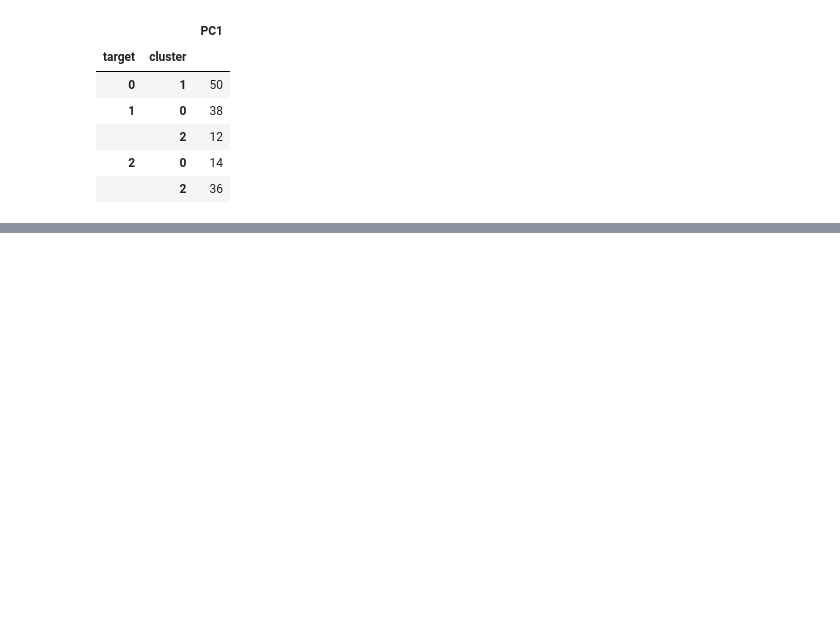
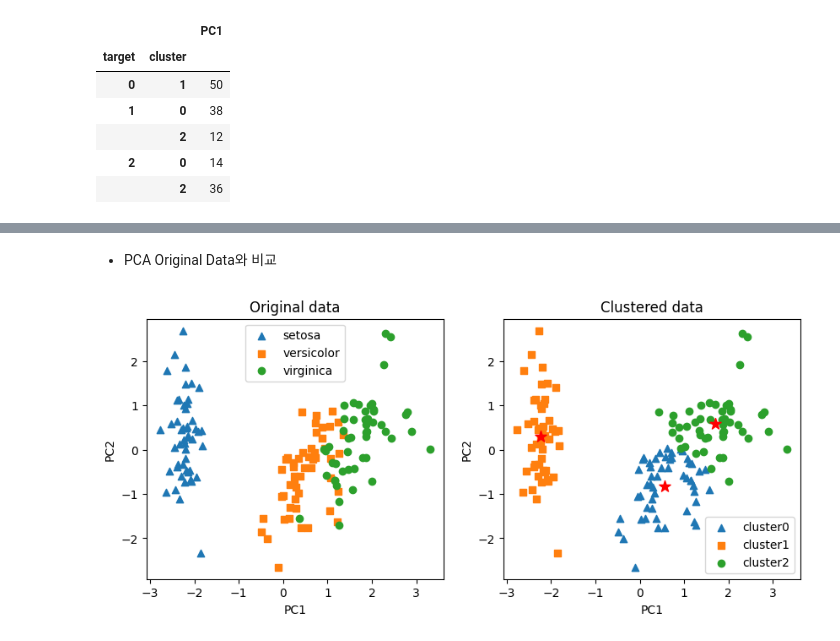
Before and after one commit to yumii2307/MachineLearning_Lecture-2023.05, a Jupyter notebook: 06.군집화/01.Iris.ipynb, the cells around one changed output, grey strips where cells are left out. Drawn from its saved outputs; the diff is of its cells as text; code cells hidden in the pictures; blank space fills up the shorter version.

```diff
--- a/06.군집화/01.Iris.ipynb
+++ b/06.군집화/01.Iris.ipynb
@@ -77,0 +92,24 @@ df.groupby(['target', 'cluster'])[['PC1']].count()
+# %% [markdown]
+- PCA Original Data와 비교
+# %%
+plt.figure(figsize=(10, 4))
+for k, column in enumerate(['target', 'cluster']):
+    plt.subplot(1, 2, k+1)
+    for i, marker in enumerate(markers):
+        x_data = df[df[column] == i]['PC1']
+        y_data = df[df[column] == i]['PC2']
+        if k == 0:
+            plt.scatter(x_data, y_data, marker=marker, label=iris.target_names[i])
+        else:
+            plt.scatter(x_data, y_data, marker=marker, label='cluster'+str(i))
+            plt.scatter(x_data.mean(), y_data.mean(), marker='*', c='red', s=100)
+
+    plt.legend()
+    plt.xlabel('PC1'), plt.ylabel('PC2')
+    if k == 0:
+        plt.title('Original data')
+    else:
+        plt.title('Clustered data')
+plt.show()
+# %% [output]
+[figure, added]
```
Also changed, not shown: parts of 2 cells of this notebook, 1 other file.
